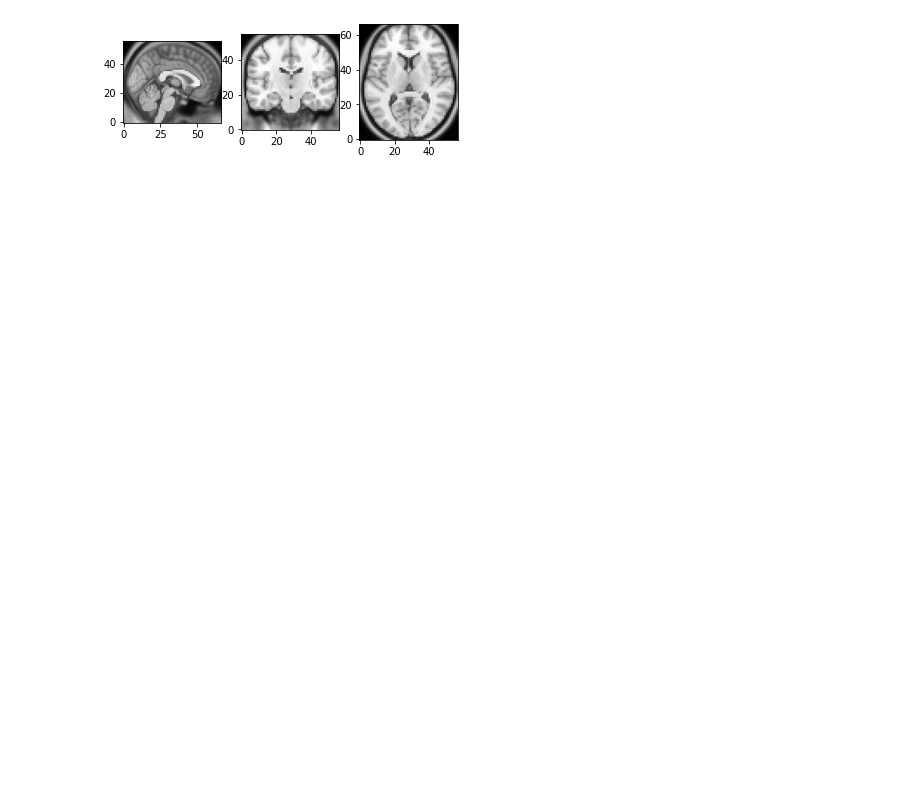
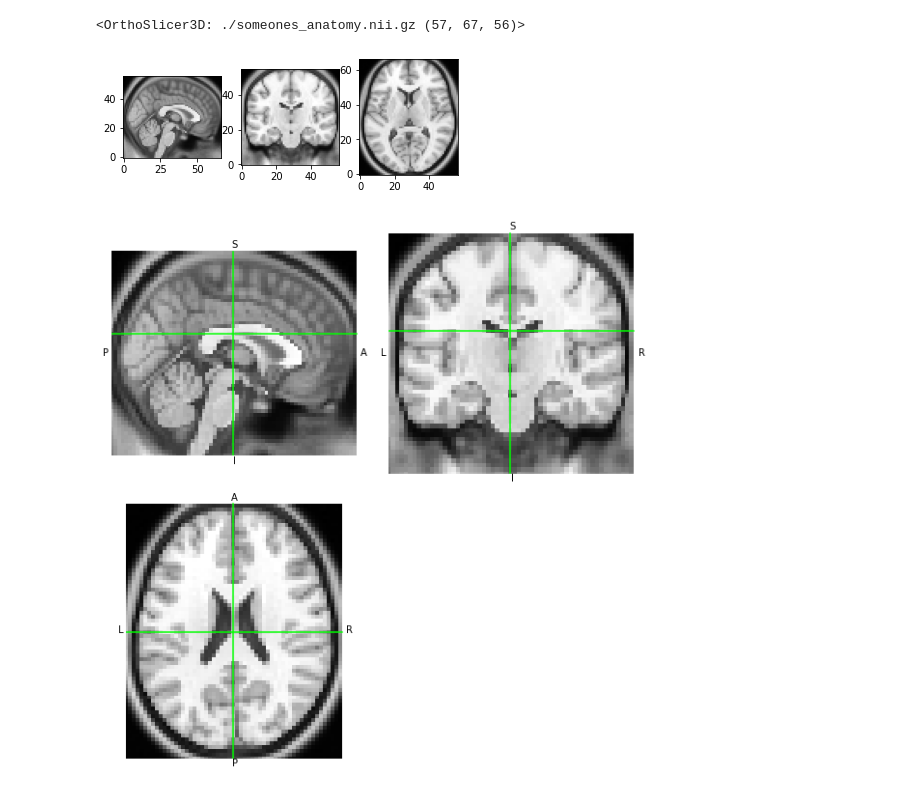
Before and after one commit to s-mostafa-a/visualizing-medical-data, a Jupyter notebook: nibabel_loading_3d_image.ipynb, the cells around one changed output. Cells and saved outputs as stored; diff of their text form; code cells hidden in the pictures; blank space fills up the shorter version.

Commit message:
add orthoview usage

```diff
--- a/nibabel_loading_3d_image.ipynb
+++ b/nibabel_loading_3d_image.ipynb
@@ -27,6 +27,9 @@ def show_slices(slices):
 # %%
 anat_img = nib.load('./someones_anatomy.nii.gz')
 anat_img_data = anat_img.get_fdata()
 show_slices([anat_img_data[28, :, :], anat_img_data[:, 33, :], anat_img_data[:, :, 28]])
+anat_img.orthoview()
 # %% [output]
+<OrthoSlicer3D: ./someones_anatomy.nii.gz (57, 67, 56)>
 [figure]
+[figure, added]
```
Also changed, not shown: parts of 1 cell of this notebook.
